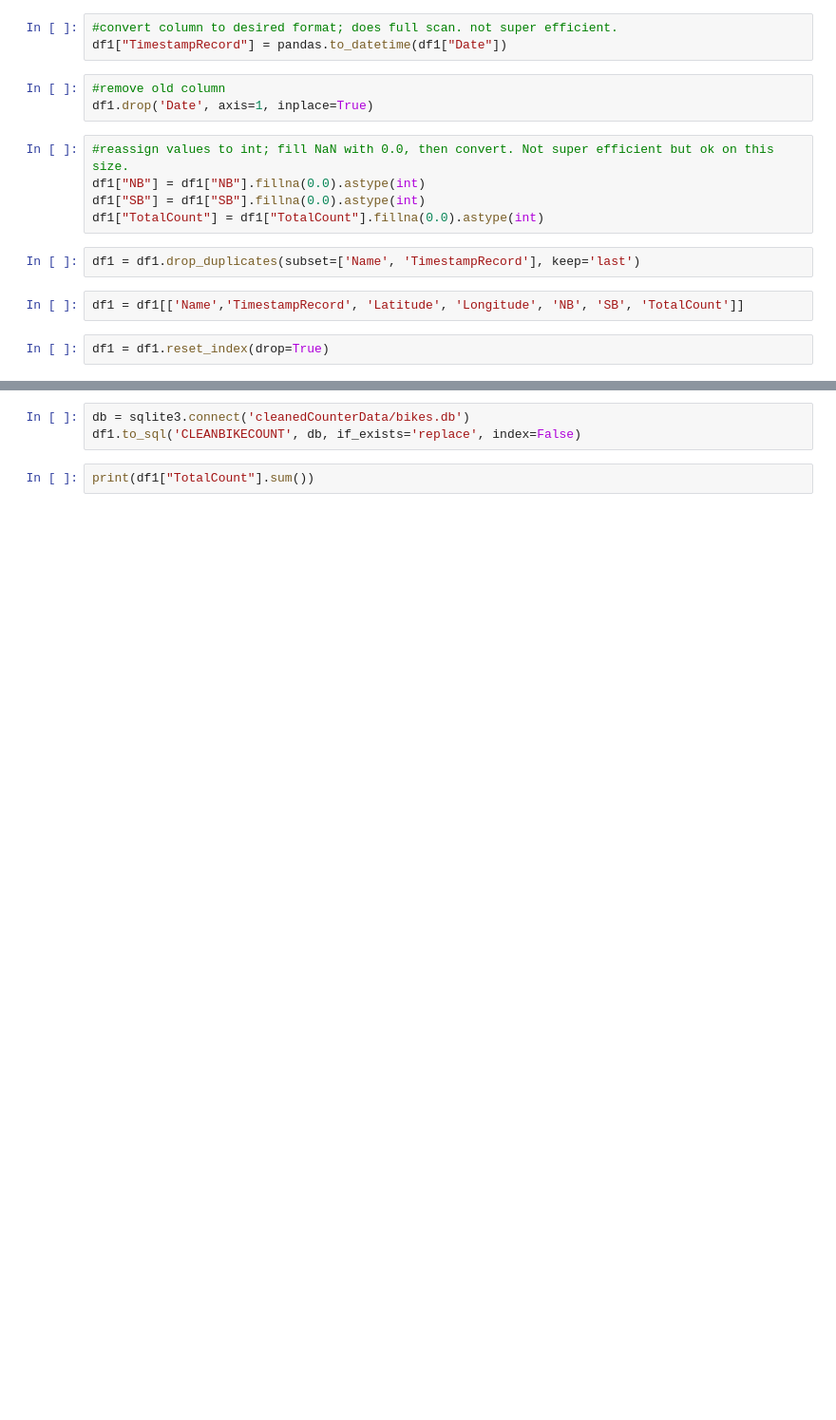
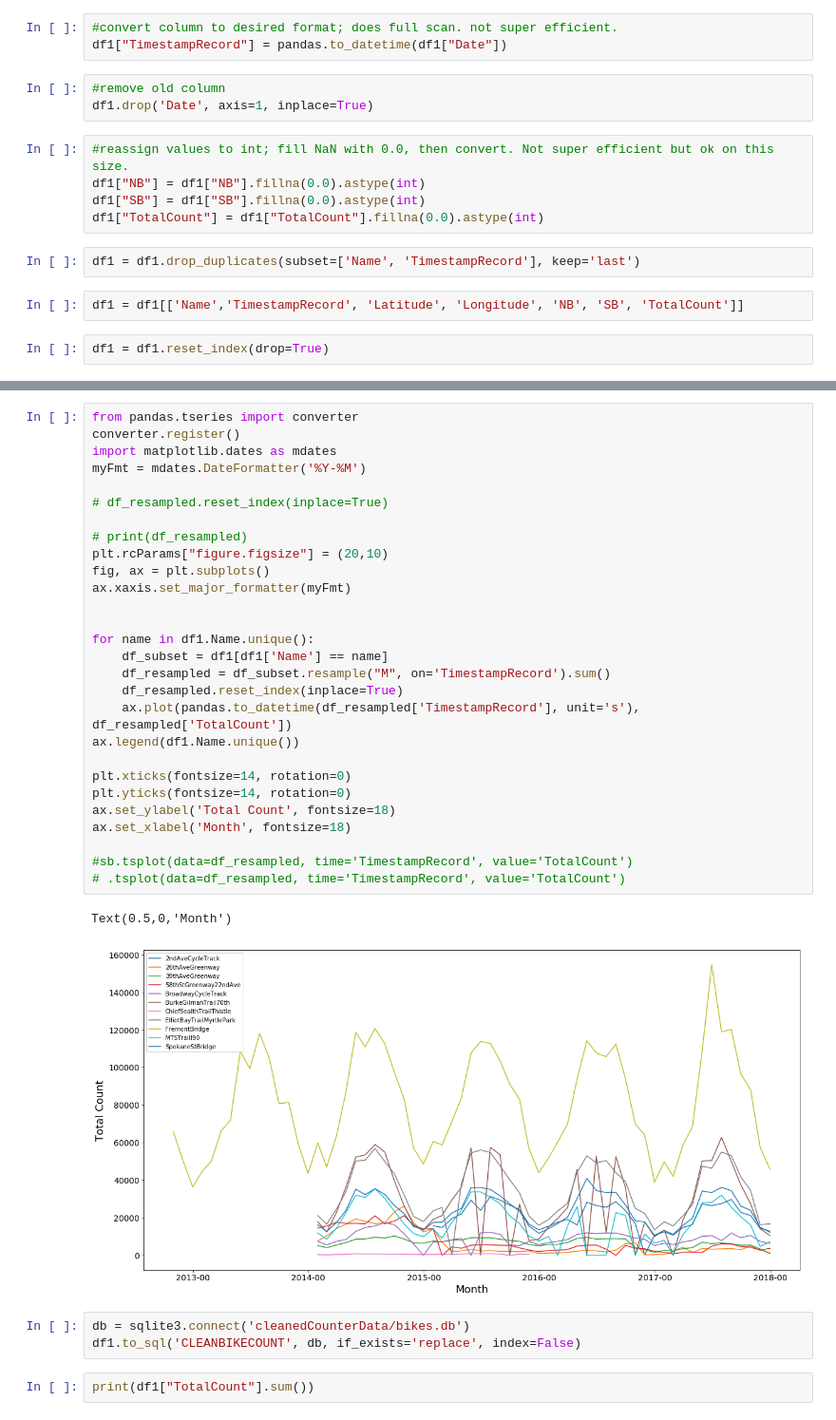
Before and after one commit to mrogove/SeattleBikes2, a Jupyter notebook: UnifiedCleaning.ipynb, the cells around one changed output, grey strips where cells are left out. Shown at 95% size. Cells and saved outputs as stored; diff of their text form; blank space fills up the shorter version.

```diff
--- a/UnifiedCleaning.ipynb
+++ b/UnifiedCleaning.ipynb
@@ -77,3 +105,34 @@ df1
+# %%
+from pandas.tseries import converter
+converter.register()
+import matplotlib.dates as mdates
+myFmt = mdates.DateFormatter('%Y-%M')
+
+# df_resampled.reset_index(inplace=True)
+
+# print(df_resampled)
+plt.rcParams["figure.figsize"] = (20,10)
+fig, ax = plt.subplots()
+ax.xaxis.set_major_formatter(myFmt)
+
+
+for name in df1.Name.unique():
+    df_subset = df1[df1['Name'] == name]
+    df_resampled = df_subset.resample("M", on='TimestampRecord').sum()
+    df_resampled.reset_index(inplace=True)
+    ax.plot(pandas.to_datetime(df_resampled['TimestampRecord'], unit='s'), df_resampled['TotalCount'])
+ax.legend(df1.Name.unique())
+
+plt.xticks(fontsize=14, rotation=0)
+plt.yticks(fontsize=14, rotation=0)
+ax.set_ylabel('Total Count', fontsize=18)
+ax.set_xlabel('Month', fontsize=18)
+
+#sb.tsplot(data=df_resampled, time='TimestampRecord', value='TotalCount')
+# .tsplot(data=df_resampled, time='TimestampRecord', value='TotalCount')
+# %% [output]
+Text(0.5,0,'Month')
+[figure, added]
 # %%
 db = sqlite3.connect('cleanedCounterData/bikes.db')
 df1.to_sql('CLEANBIKECOUNT', db, if_exists='replace', index=False)
```
Also changed, not shown: parts of 6 cells of this notebook.
